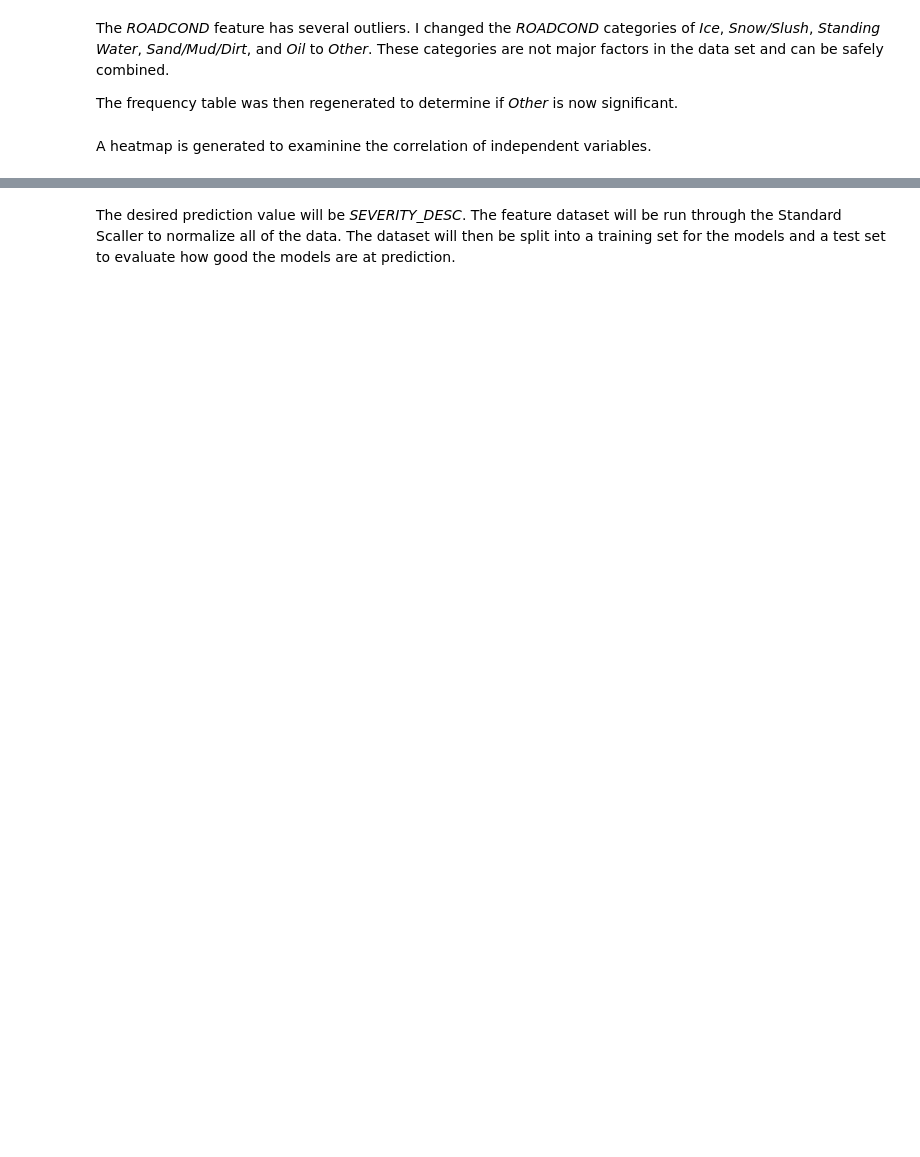
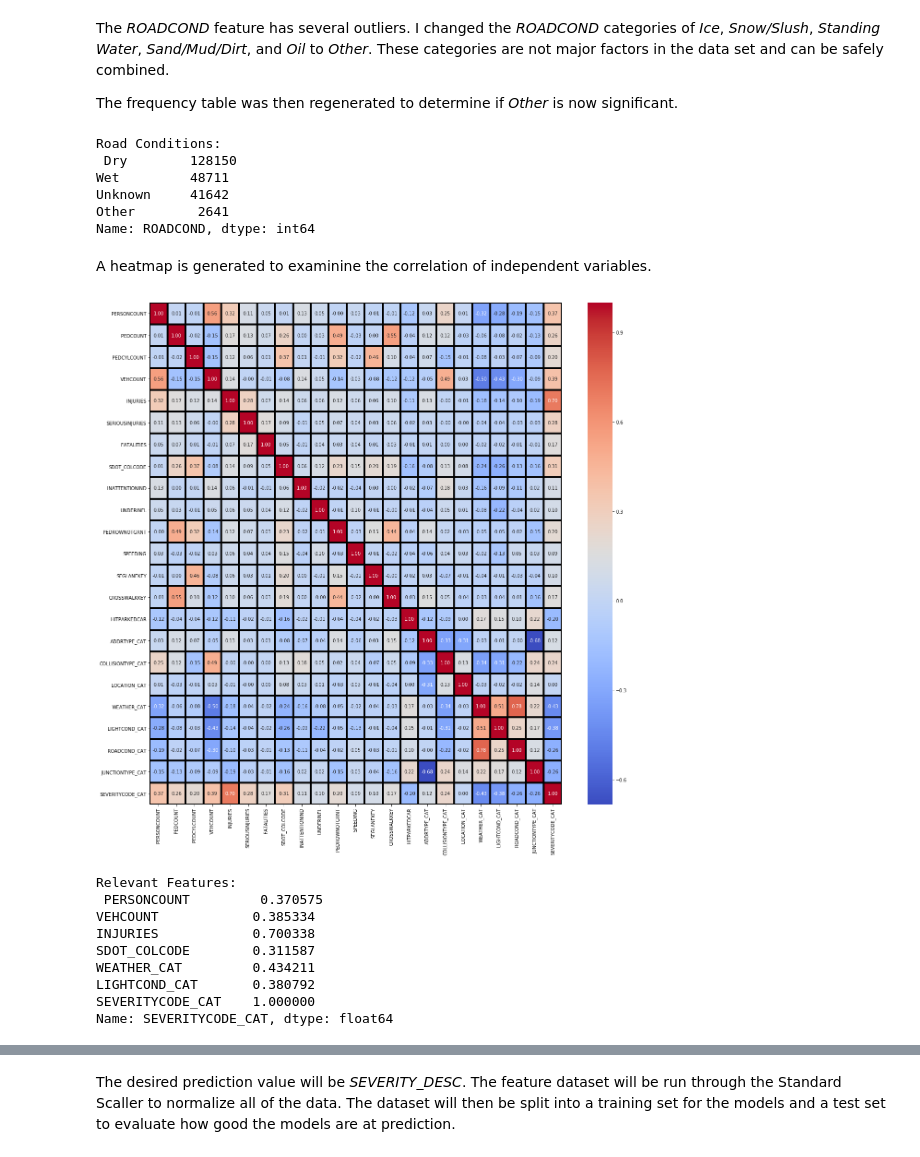
Before and after one commit to dcavanau/Coursera_Capstone, a Jupyter notebook: AutoAccidentPrediction.ipynb, the cells around one changed output, grey strips where cells are left out. Saved outputs shown, nothing was run; the diff lists cells and outputs as text; code cells hidden in the pictures; blank space fills up the shorter version.

Commit message:
Published from Watson Studio.

```diff
--- a/AutoAccidentPrediction.ipynb
+++ b/AutoAccidentPrediction.ipynb
@@ -60,7 +56,13 @@ HTTP request sent, awaiting response... 500 Internal Server Error
 ### Load Data from CSV file
 The data has unlabeled extra columns, which will cause an error if not accounted for. The _OBJECTID_ is used as the index for this dataset.
 # %%
-cols = pd.read_csv('Collisions.csv', nrows=1).columns
-df = pd.read_csv('Collisions.csv', usecols=cols, index_col=2)
+# Import live data file
+#cols = pd.read_csv('Collisions.csv', nrows=1).columns
+#df = pd.read_csv('Collisions.csv', usecols=cols, index_col=2)
+
+# import copy of Seattle dataset from IBM Watson Studio Project
+cols = pd.read_csv(project.get_file('Collisions.csv'), nrows=1).columns
+df = pd.read_csv(project.get_file('Collisions.csv'), usecols=cols, index_col=2)
+
 df.head()
 # %% [output]
@@ -72,5 +90,5 @@ An initial review of the dataset indicates that a number of features that may be
 # %%
-df.drop(inplace=True, columns=['X', 'Y', 'INCKEY', 'COLDETKEY', 'REPORTNO', 'STATUS', 'INTKEY', 'EXCEPTRSNCODE', 'EXCEPTRSNDESC', 'SEVERITYDESC', 'INCDATE', 'INCDTTM', 'SDOT_COLDESC', 'SDOTCOLNUM', 'ST_COLCODE', 'ST_COLDESC' ])
+df.drop(inplace=True, columns=['X', 'Y', 'INCKEY', 'COLDETKEY', 'REPORTNO', 'STATUS', 'INTKEY', 'EXCEPTRSNCODE', 'EXCEPTRSNDESC', 'INCDATE', 'INCDTTM', 'SDOT_COLDESC', 'SDOTCOLNUM', 'ST_COLCODE', 'ST_COLDESC' ])
 # %% [markdown]
 There are problems with the dataset. There are numerous missing values that need to be filled in.
 
@@ -147,19 +167,12 @@ print("\nVehicle Count:\n", df['VEHCOUNT'].value_counts())
 
 df["SEVERITYCODE"] = df["SEVERITYCODE"].astype('category')
 df["SEVERITYCODE_CAT"] = df["SEVERITYCODE"].cat.codes
+print("\nSeverity Code:\n", df['SEVERITYCODE'].value_counts())
 
 df['SDOT_COLCODE'] = df['SDOT_COLCODE'].fillna('0')
 df["SDOT_COLCODE"] = df["SDOT_COLCODE"].astype('int64')
-print("\nState DOT Collision Code:\n", df['SDOT_COLCODE'].value_counts())
+print("\nSDOT Collision Code:\n", df['SDOT_COLCODE'].value_counts())
 
 
-df['SDOT_COLCODE'] = df['SDOT_COLCODE'].fillna('0')
-df["SDOT_COLCODE"] = df["SDOT_COLCODE"].astype('int64')
-print("\nState DOT Collision Code:\n", df['SDOT_COLCODE'].value_counts())
-
-
-
-print("\nSeverity Code:\n", df['SEVERITYCODE'].value_counts())
-
-#df.shape
-df.dtypes
+print("\ndataframe shape: ", df.shape)
+print("\/dataframe types:\n ", df.dtypes)
@@ -188,16 +236,34 @@ The frequency table was then regenerated to determine if _Other_ is now signific
 # %%
 df['ROADCOND'].replace({'Ice':'Other', 'Snow/Slush':'Other', 'Standing Water':'Other', 'Sand/Mud/Dirt':'Other', 'Oil':'Other'}, value=None, inplace=True)
 print("\nRoad Conditions:\n", df['ROADCOND'].value_counts())
+# %% [output]
+Road Conditions:
+ Dry        128150
+Wet         48711
+Unknown     41642
+Other        2641
+Name: ROADCOND, dtype: int64
 # %% [markdown]
 A heatmap is generated to examinine the correlation of independent variables.
 # %%
 plt.figure(figsize=(20, 20))
 cor = df.corr()
 sns.heatmap(cor, annot=True, fmt=".2f", cmap='coolwarm', linewidths=3, linecolor='black')
 plt.show()
 
 #Correlation with output variable
 cor_target = abs(cor["SEVERITYCODE_CAT"])
 #Selecting highly correlated features
-relevant_features = cor_target[cor_target>0.25]
-relevant_features
+relevant_features = cor_target[cor_target>0.3]
+print ("Relevant Features: \n", relevant_features)
+# %% [output]
+[figure, added]
+Relevant Features:
+ PERSONCOUNT         0.370575
+VEHCOUNT            0.385334
+INJURIES            0.700338
+SDOT_COLCODE        0.311587
+WEATHER_CAT         0.434211
+LIGHTCOND_CAT       0.380792
+SEVERITYCODE_CAT    1.000000
+Name: SEVERITYCODE_CAT, dtype: float64
```
Also changed, not shown: parts of 22 cells of this notebook.
